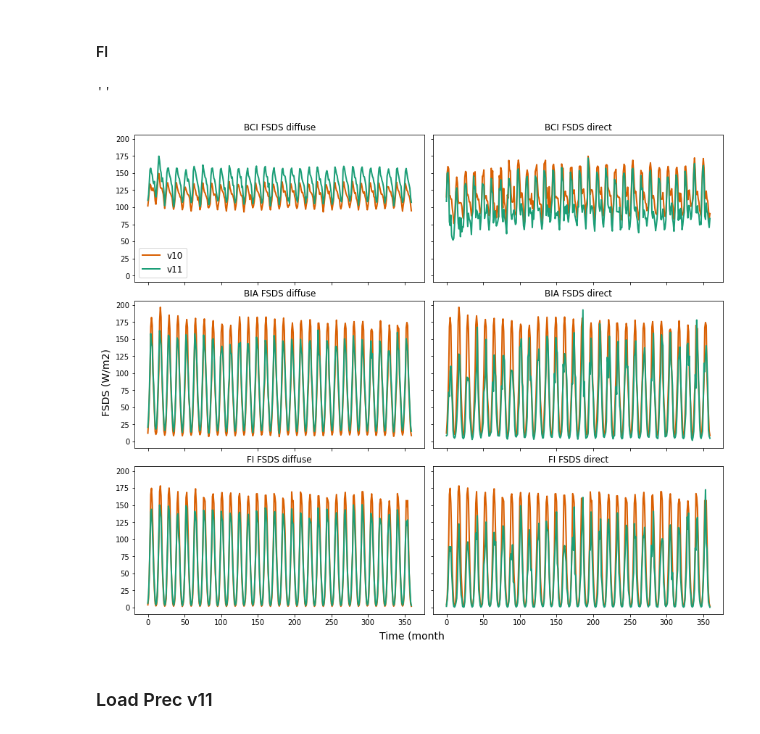
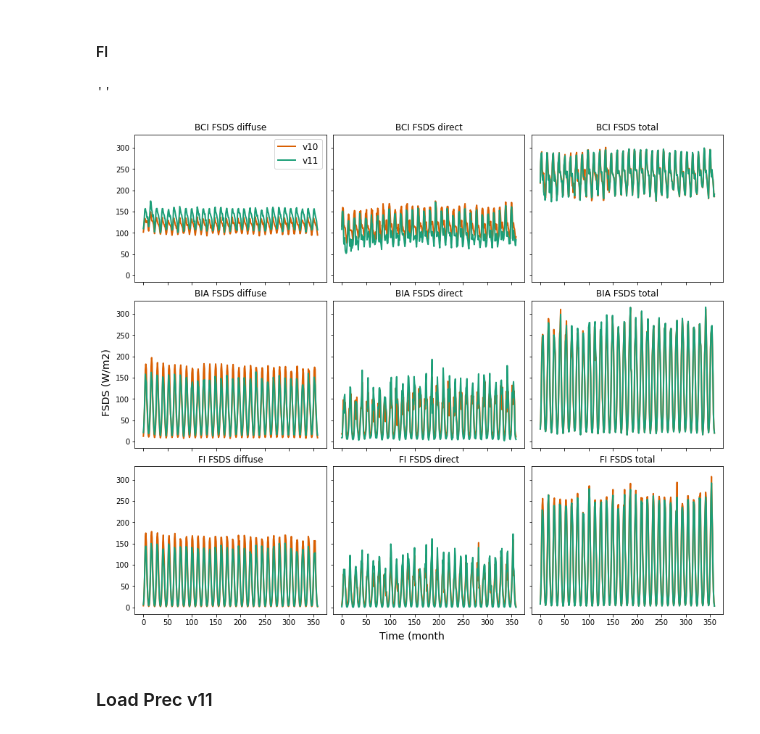
Before and after one commit to JessicaNeedham/FATES-plotting-scripts, a Jupyter notebook: Trendy_10_v_11.ipynb, the cells around one changed output. Saved outputs shown, nothing was run; the diff lists cells and outputs as text; code cells hidden in the pictures.

Commit message:
Update FSDS to show totals

```diff
--- a/Trendy_10_v_11.ipynb
+++ b/Trendy_10_v_11.ipynb
@@ -116,39 +116,51 @@ fd_v10_fi = fd_v10_fi.stack(time=('year','month'))
 fsds_v10_fi_diffuse = fd_v10_fi * tswrf_v10_fi
 fsds_v10_fi_direct = tswrf_v10_fi - fsds_v10_fi_diffuse
 # %%
-fig2, ((f2ax0,f2ax1),(f2ax2,f2ax3),(f2ax4,f2ax5)) = plt.subplots(nrows=3,ncols=2,
+fig2, ((f2ax0,f2ax1,f2ax2),(f2ax3,f2ax4,f2ax5),(f2ax6,f2ax7,f2ax8)) = plt.subplots(nrows=3,ncols=3,
                                                                  figsize=(12,10),sharex=True,sharey=True,
                                                                 constrained_layout=True)
 
 f2ax0.plot(fsds_v10_bci_diffuse, color=colormap[1], linewidth=2, label = 'v10')
 f2ax0.plot(fsds_v11_bci_diffuse, color=colormap[0], linewidth=2, label = 'v11')
 f2ax0.set_title('BCI FSDS diffuse', fontsize = 12)
 f2ax0.legend(fontsize=12)
+f2ax1.plot(fsds_v10_bci_direct, color=colormap[1], linewidth=2)
+f2ax1.plot(fsds_v11_bci_direct, color=colormap[0], linewidth=2)
+f2ax1.set_title('BCI FSDS direct', fontsize = 12)
+f2ax2.plot(fsds_v10_bci_diffuse + fsds_v10_bci_direct, color=colormap[1], linewidth=2)
+f2ax2.plot(fsds_v11_bci_diffuse + fsds_v11_bci_direct, color=colormap[0], linewidth=2)
+f2ax2.set_title('BCI FSDS total', fontsize = 12)
 
-f2ax1.plot(fsds_v10_bci_direct, color=colormap[1], linewidth=2, label = 'BCI v10')
-f2ax1.plot(fsds_v11_bci_direct, color=colormap[0], linewidth=2, label = 'BCI v11')
-f2ax1.set_title('BCI FSDS direct', fontsize = 12)
+f2ax3.plot(fsds_v10_bia_diffuse, color=colormap[1], linewidth=2)
+f2ax3.plot(fsds_v11_bia_diffuse, color=colormap[0], linewidth=2)
+f2ax3.set_title('BIA FSDS diffuse', fontsize = 12)
+f2ax4.plot(fsds_v10_bia_direct, color=colormap[1], linewidth=2)
+f2ax4.plot(fsds_v11_bia_direct, color=colormap[0], linewidth=2)
+f2ax4.set_title('BIA FSDS direct', fontsize = 12)
+f2ax5.plot(fsds_v10_bia_diffuse + fsds_v10_bia_direct, color=colormap[1], linewidth=2)
+f2ax5.plot(fsds_v11_bia_diffuse + fsds_v11_bia_direct, color=colormap[0], linewidth=2)
+f2ax5.set_title('BIA FSDS total', fontsize = 12)
 
-f2ax2.plot(fsds_v10_bia_diffuse, color=colormap[1], linewidth=2, label = 'BIA v10')
-f2ax2.plot(fsds_v11_bia_diffuse, color=colormap[0], linewidth=2, label = 'BIA v11')
-f2ax2.set_title('BIA FSDS diffuse', fontsize = 12)
-f2ax3.plot(fsds_v10_bia_diffuse, color=colormap[1], linewidth=2, label = 'BIA v10')
-f2ax3.plot(fsds_v11_bia_direct, color=colormap[0], linewidth=2, label = 'BIA v11')
-f2ax3.set_title('BIA FSDS direct', fontsize = 12)
-
-f2ax4.plot(fsds_v10_fi_diffuse, color=colormap[1], linewidth=2, label = 'FI v10')
-f2ax4.plot(fsds_v11_fi_diffuse, color=colormap[0], linewidth=2, label = 'FI v11')
-f2ax4.set_title('FI FSDS diffuse', fontsize = 12)
-f2ax5.plot(fsds_v10_fi_diffuse, color=colormap[1], linewidth=2, label = 'FI v10')
-f2ax5.plot(fsds_v11_fi_direct, color=colormap[0], linewidth=2, label = 'FI v11')
-f2ax5.set_title('FI FSDS direct', fontsize = 12)
+f2ax6.plot(fsds_v10_fi_diffuse, color=colormap[1], linewidth=2)
+f2ax6.plot(fsds_v11_fi_diffuse, color=colormap[0], linewidth=2)
+f2ax6.set_title('FI FSDS diffuse', fontsize = 12)
+f2ax7.plot(fsds_v10_fi_direct, color=colormap[1], linewidth=2)
+f2ax7.plot(fsds_v11_fi_direct, color=colormap[0], linewidth=2)
+f2ax7.set_title('FI FSDS direct', fontsize = 12)
+f2ax8.plot(fsds_v10_fi_diffuse + fsds_v10_fi_direct, color=colormap[1], linewidth=2)
+f2ax8.plot(fsds_v11_fi_diffuse + fsds_v11_fi_direct, color=colormap[0], linewidth=2)
+f2ax8.set_title('FI FSDS total', fontsize = 12)
 
 fig2.supylabel('FSDS (W/m2)', fontsize = 14)
 fig2.supxlabel('Time (month', fontsize = 14)
+
+
+plt.savefig('TRENDY_FSDS_v10_v_v11.png', facecolor='white')
+
 ;
 # %% [output]
 ''
-[figure, old version]
+[figure, new version]
 # %% [markdown]
 ### Load Prec v11
 # %%
```
Also changed, not shown: parts of 2 cells of this notebook.
